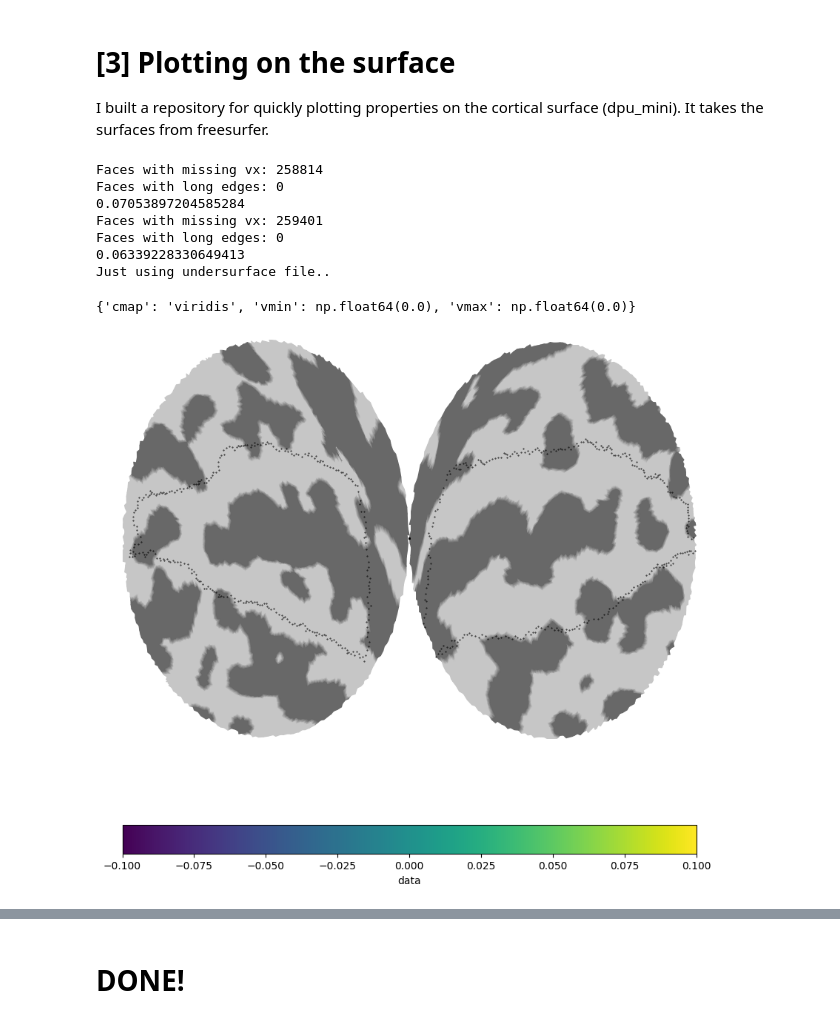
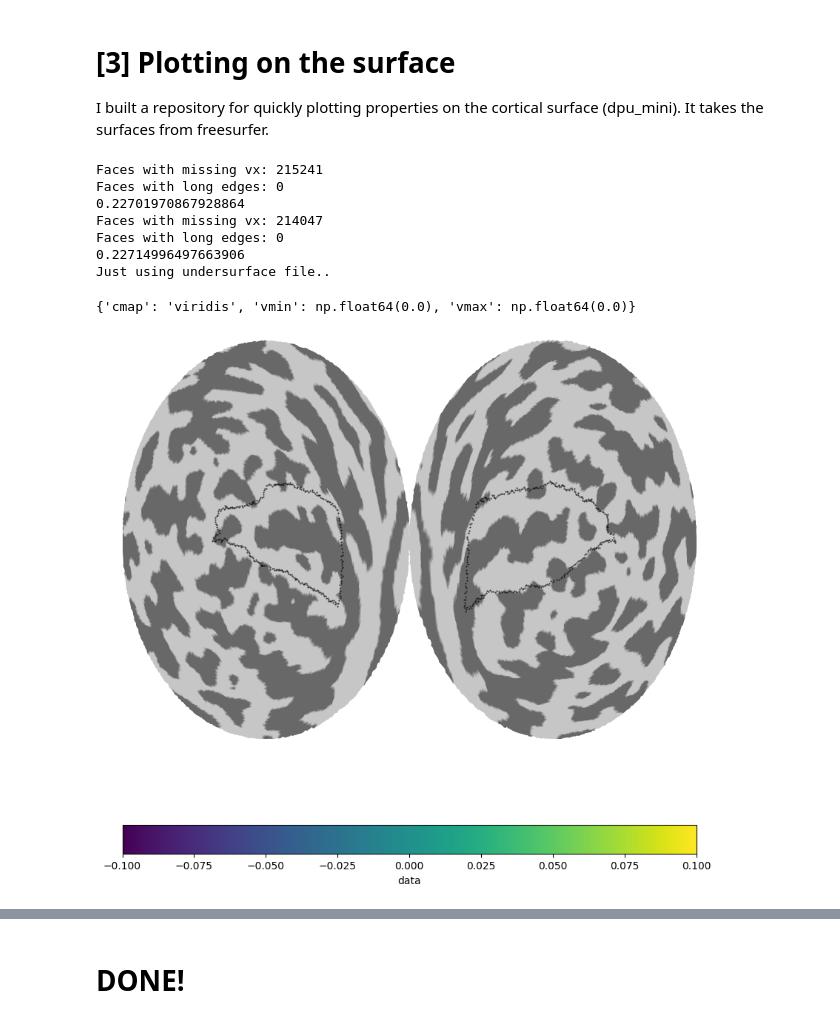
Before and after one commit to mdaghlian/hypotmri, a Jupyter notebook: postproc/s02_prf_visualize.ipynb, the cells around one changed output, grey strips where cells are left out. Cells and saved outputs as stored; diff of their text form; code cells hidden in the pictures.

```diff
--- a/postproc/s02_prf_visualize.ipynb
+++ b/postproc/s02_prf_visualize.ipynb
@@ -55,7 +55,7 @@ subject = 'sub-hp01'
 session = 'ses-01'
 task = 'pRFLE'
 
-ts_file = 's4_conf_sgw-347_po-3_d-0_pca6_PreRefactor'
+ts_file = 's4_denoised'
 prf_file = 's5_prf_testing'
 
 
@@ -75,12 +75,14 @@ gm = GenMeshMaker(subject, fsdir)
 # Load parameters fit
 grid_csv = glob.glob(opj(sub_prf_dir, f'*{task}*grid.csv'))
 iter_csv = glob.glob(opj(sub_prf_dir, f'*{task}*iter.csv'))
+
+print('You can also change this - to pick a specific .csv file you want')
 if iter_csv==[]:
     if len(grid_csv)==1:
         prf_pd = pd.read_csv(grid_csv[0])
 else:
     if len(iter_csv)==1:
-        prf_pd = pd.read_csv(iter_csv[0])
+        prf_pd = pd.read_csv(iter_csv[-1])
 
 # Load settings
 prf_settings, dm = _get_dm_and_settings(task, project)
@@ -242,20 +253,20 @@ I built a repository for quickly plotting properties on the cortical surface (dp
 # %%
 # My code for plotting pRFs on the cortical surface
 # -> make a flat map for the area we fit
 # -> can try different levels of "zoom"
 # 0 -> 1 (0=not very zoomed; 1=100% zoomed) I recommend 0.9
-gm.make_flat_map(roi_bool, cut_circle=0.9) # 0.9 is very zoomed to our ROI
+gm.make_flat_map(roi_bool, cut_circle=0.6) # 0.9 is very zoomed to our ROI
 gm.flat_mpl(roi_list='b14_V1.', )
 # %% [output]
-Faces with missing vx: 258814
+Faces with missing vx: 215241
 Faces with long edges: 0
-0.07053897204585284
-Faces with missing vx: 259401
+0.22701970867928864
+Faces with missing vx: 214047
 Faces with long edges: 0
-0.06339228330649413
+0.22714996497663906
 Just using undersurface file..
 {'cmap': 'viridis', 'vmin': np.float64(0.0), 'vmax': np.float64(0.0)}
-[figure, old version]
+[figure, new version]
 # %%
 # Now lets plot the important prf properties
 # -> only those vx we are interested in (high Rsq, inside the screen)
```
Also changed, not shown: parts of 9 cells of this notebook, 4 other files.
